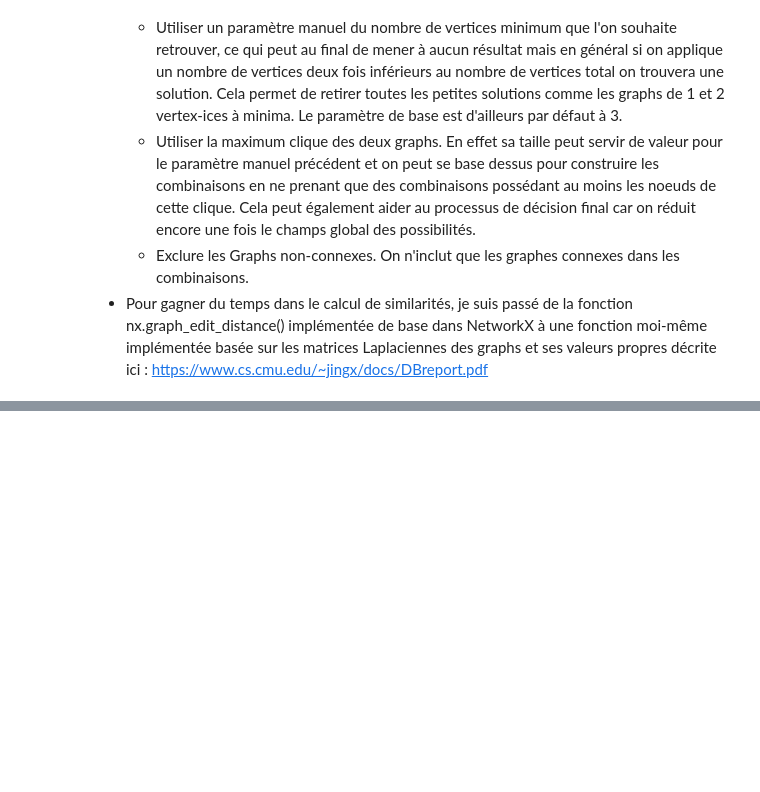
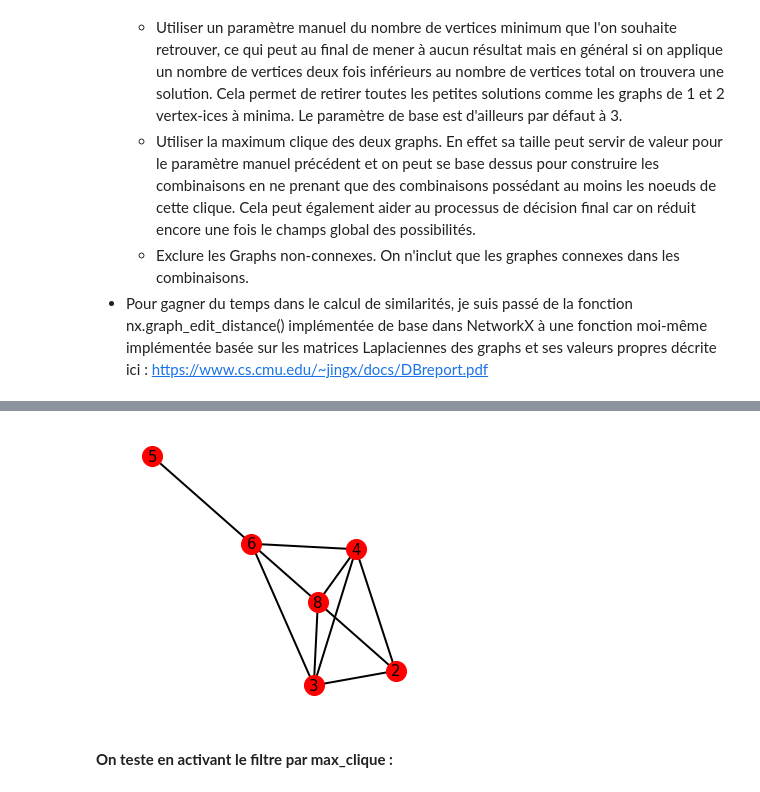
Before and after one commit to AleksMa/Python_Maximum_Common_Induced_Subgraph, a Jupyter notebook: demo.ipynb, the cells around one changed output, grey strips where cells are left out. Saved outputs shown, nothing was run; the diff lists cells and outputs as text; code cells hidden in the pictures; blank space fills up the shorter version.

```diff
--- a/demo.ipynb
+++ b/demo.ipynb
@@ -189,0 +142,6 @@ nodesInMaxClique
+# %%
+display_nxgraph(communs[1698][1])
+# %% [output]
+[figure, added]
+# %% [markdown]
+**On teste en activant le filtre par max_clique :**
```
Also changed, not shown: parts of 23 cells of this notebook, 4 other files.
